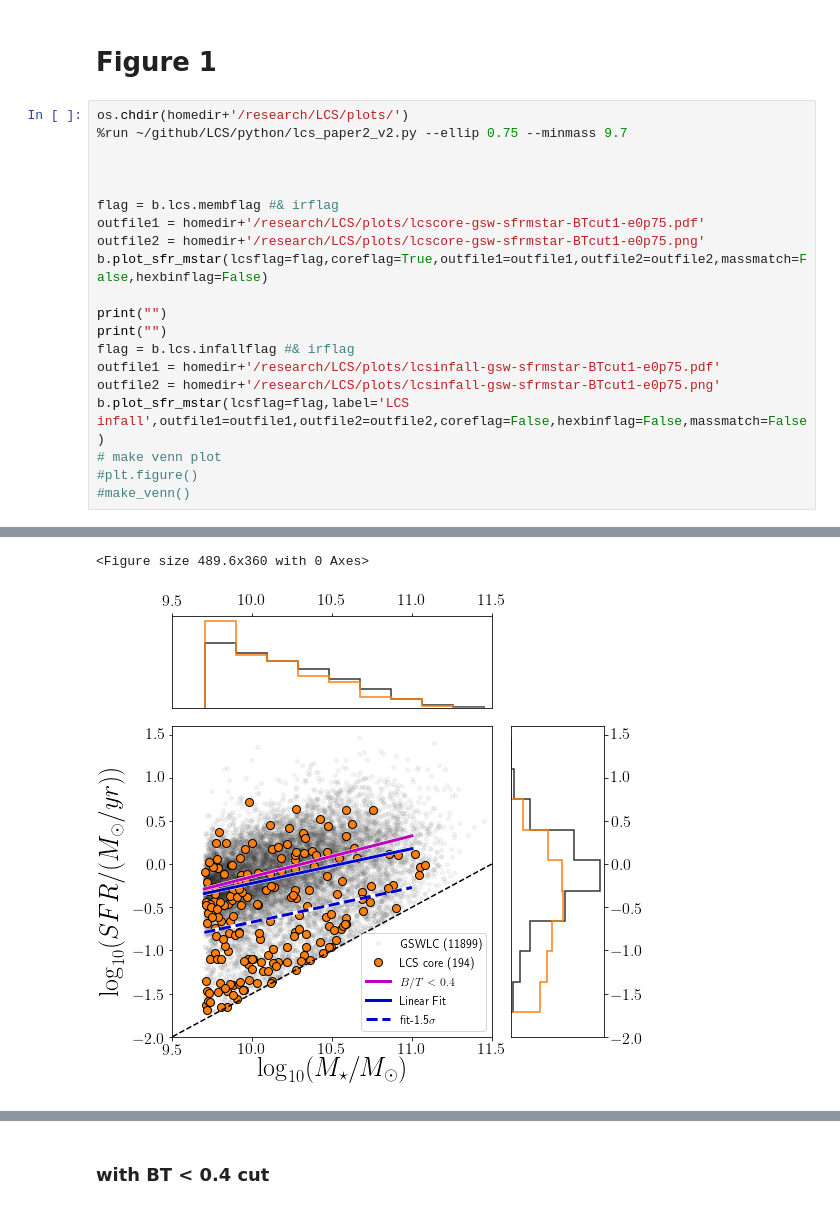
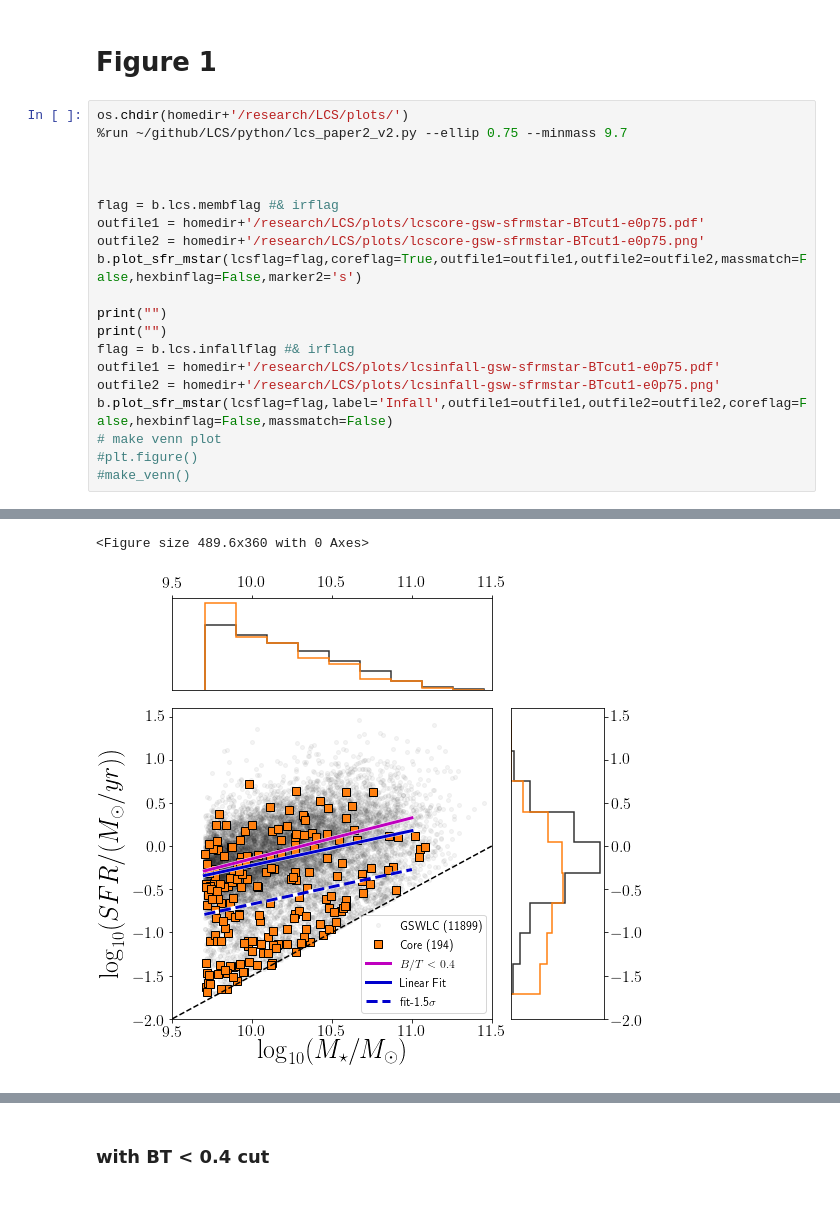
Before and after one commit to rfinn/LCS, a Jupyter notebook: notebooks/expanded-lcs.ipynb, the cells around one changed output, grey strips where cells are left out. Saved outputs shown, nothing was run; the diff lists cells and outputs as text.

```diff
--- a/notebooks/expanded-lcs.ipynb
+++ b/notebooks/expanded-lcs.ipynb
@@ -261,34 +312,34 @@ os.chdir(homedir+'/research/LCS/plots/')
 flag = b.lcs.membflag #& irflag
 outfile1 = homedir+'/research/LCS/plots/lcscore-gsw-sfrmstar-BTcut1-e0p75.pdf'
 outfile2 = homedir+'/research/LCS/plots/lcscore-gsw-sfrmstar-BTcut1-e0p75.png'
-b.plot_sfr_mstar(lcsflag=flag,coreflag=True,outfile1=outfile1,outfile2=outfile2,massmatch=False,hexbinflag=False)
+b.plot_sfr_mstar(lcsflag=flag,coreflag=True,outfile1=outfile1,outfile2=outfile2,massmatch=False,hexbinflag=False,marker2='s')
 
 print("")
 print("")
 flag = b.lcs.infallflag #& irflag
 outfile1 = homedir+'/research/LCS/plots/lcsinfall-gsw-sfrmstar-BTcut1-e0p75.pdf'
 outfile2 = homedir+'/research/LCS/plots/lcsinfall-gsw-sfrmstar-BTcut1-e0p75.png'
-b.plot_sfr_mstar(lcsflag=flag,label='LCS infall',outfile1=outfile1,outfile2=outfile2,coreflag=False,hexbinflag=False,massmatch=False)
+b.plot_sfr_mstar(lcsflag=flag,label='Infall',outfile1=outfile1,outfile2=outfile2,coreflag=False,hexbinflag=False,massmatch=False)
 # make venn plot
 #plt.figure()
 #make_venn()
 # %% [output]
 outfile =  /home/rfinn/research/GSWLC/GSWLC-X2-NO-DR10-AGN-Simard2011-tab1-tab3-Tempel-13-2021Jan07-LCS-Zoverlap.fits
 number of lines in LCS cat =  2955
 got sb flag
 2759 2759 2759 2759
 ##################################
 ### FITTING WITH SIGMA CLIPPING
 ##################################
 Best-fit slope = 0.40
 Best-fit inter = -4.22
 Width of the MS = 0.27 (unclipped data)
 ###################################
 ### FITTING MS AFTER SIGMA CLIPPING
 ... (35 lines left out)
 COLOR
 KS Test:
 D =   0.23
 p-vale = 1.028e-19 (prob that samples are from same distribution)
 <Figure size 489.6x360 with 0 Axes>
-[figure, old version]
+[figure, new version]
```
Also changed, not shown: parts of 30 cells of this notebook, 2 other files.
